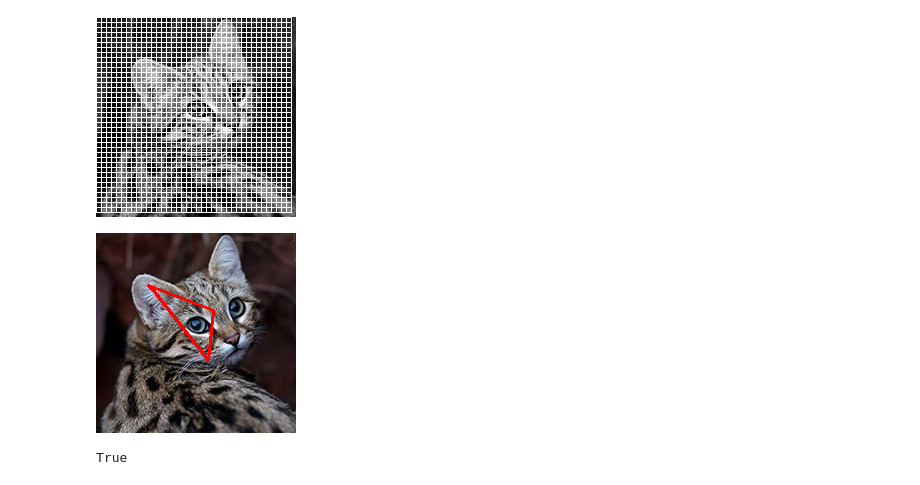
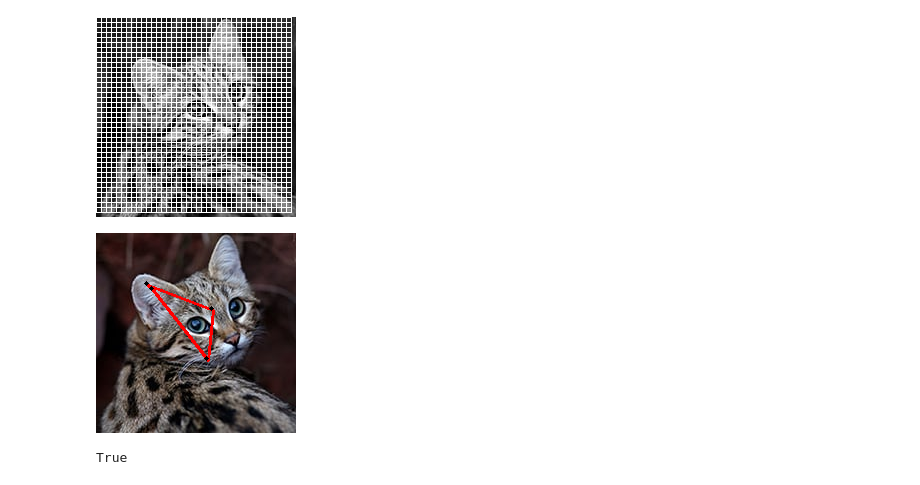
Before and after one commit to Priyashbhugra/helping_repository, a Jupyter notebook: asaphus_task.ipynb, the cells around one changed output. Saved outputs shown, nothing was run; the diff lists cells and outputs as text; code cells hidden in the pictures.

Commit message:
add points

```diff
--- a/asaphus_task.ipynb
+++ b/asaphus_task.ipynb
@@ -54,15 +54,19 @@ for i in range(len(dict["window_avg_brightness"])):
 # %%
 isClosed = True   # for closed polygon
 color = (0, 0, 255)  # red color quadilateral
 thickness = 2  # Line thickness of 2 px
 
 #  polygon points
 pts = np.array([[[list[0][0]+step_size/2, list[0][1]+step_size/2], [list[1][0]+step_size/2, list[1][1]+step_size/2], [list[2][0]+step_size/2, list[2][1]+step_size/2], [list[3][0]+step_size/2, list[3][1]+step_size/2]]], np.int32)
 image = cv2.polylines(img, [pts] , isClosed, color, thickness)
+
+# Highlighted points
+for i in list:
+  cv2.circle(image, (i[0],i[1]), radius=0, color=(0, 0, 0), thickness=4)
 cv2_imshow(image)  #  display output image with quadilateral
 
 filename = '/content/output.png'  # Filename
-cv2.imwrite(filename, image)  # Saving the image
+cv2.imwrite(filename, img)  # Saving the image
 # %% [output]
-[figure, old version]
+[figure, new version]
 True
```
